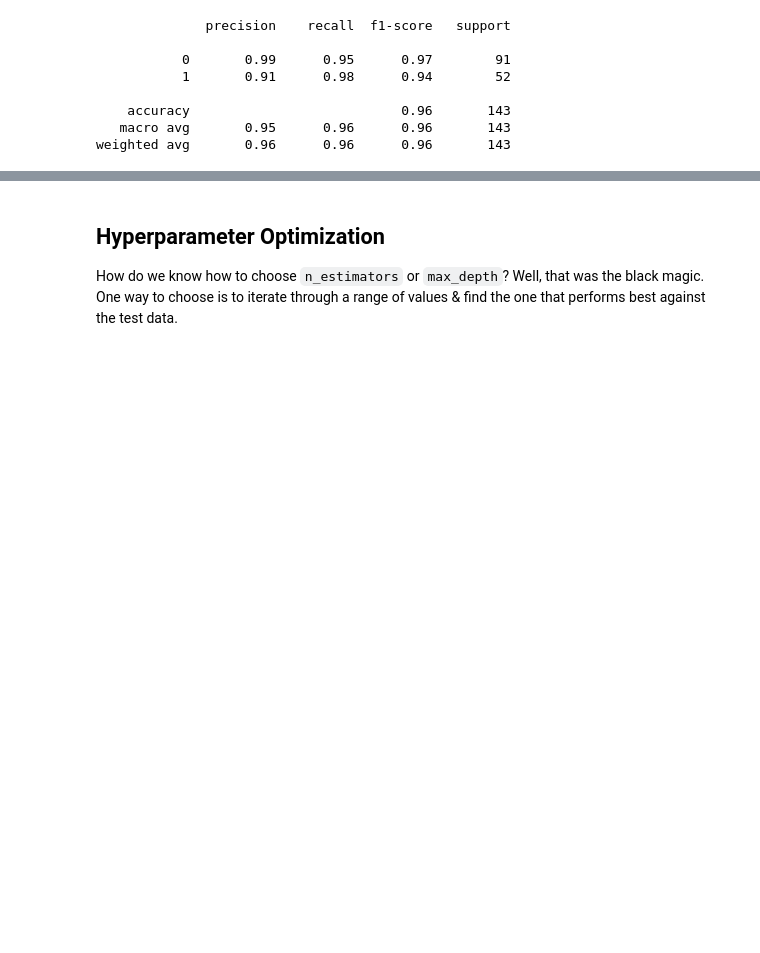
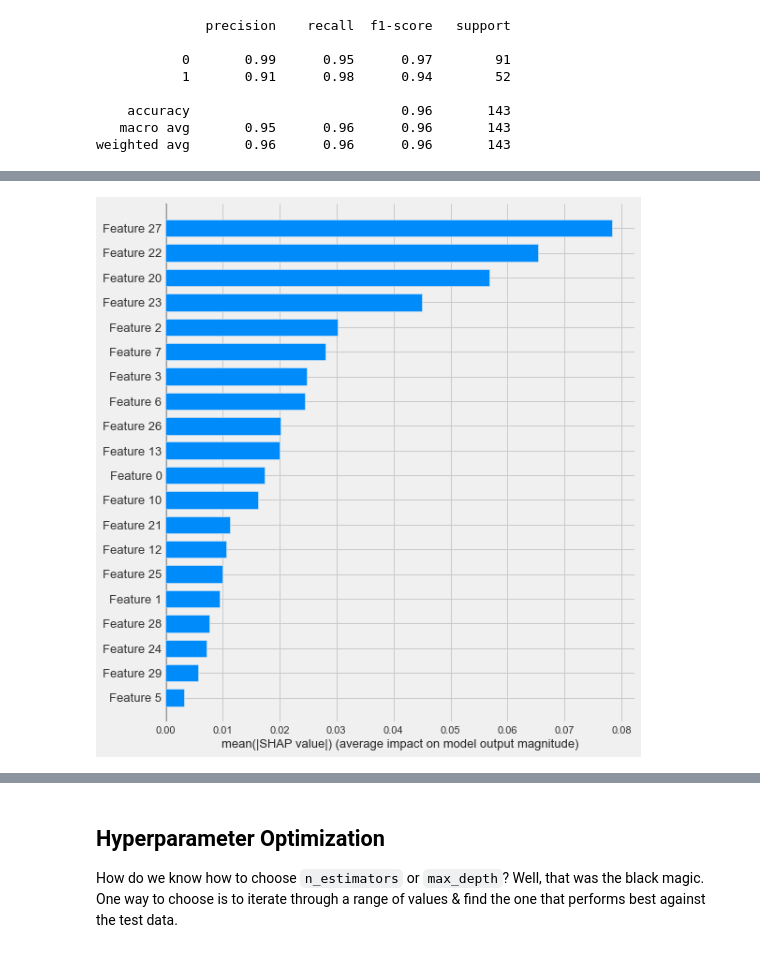
Before and after one commit to philmui/study-algorithmic-bias, a Jupyter notebook: notebooks/Wisconsin Breast Cancer Study.ipynb, the cells around one changed output, grey strips where cells are left out. Cells and saved outputs as stored; diff of their text form; code cells hidden in the pictures; blank space fills up the shorter version.

```diff
--- a/notebooks/Wisconsin Breast Cancer Study.ipynb
+++ b/notebooks/Wisconsin Breast Cancer Study.ipynb
@@ -579,0 +611,6 @@ weighted avg       0.96      0.96      0.96       143
+# %%
+import shap
+shap_values = shap.TreeExplainer(rf_model).shap_values(X_train)
+shap.summary_plot(shap_values[0], X_train, plot_type="bar")
+# %% [output]
+[figure, added]
```
Also changed, not shown: parts of 10 cells of this notebook.
